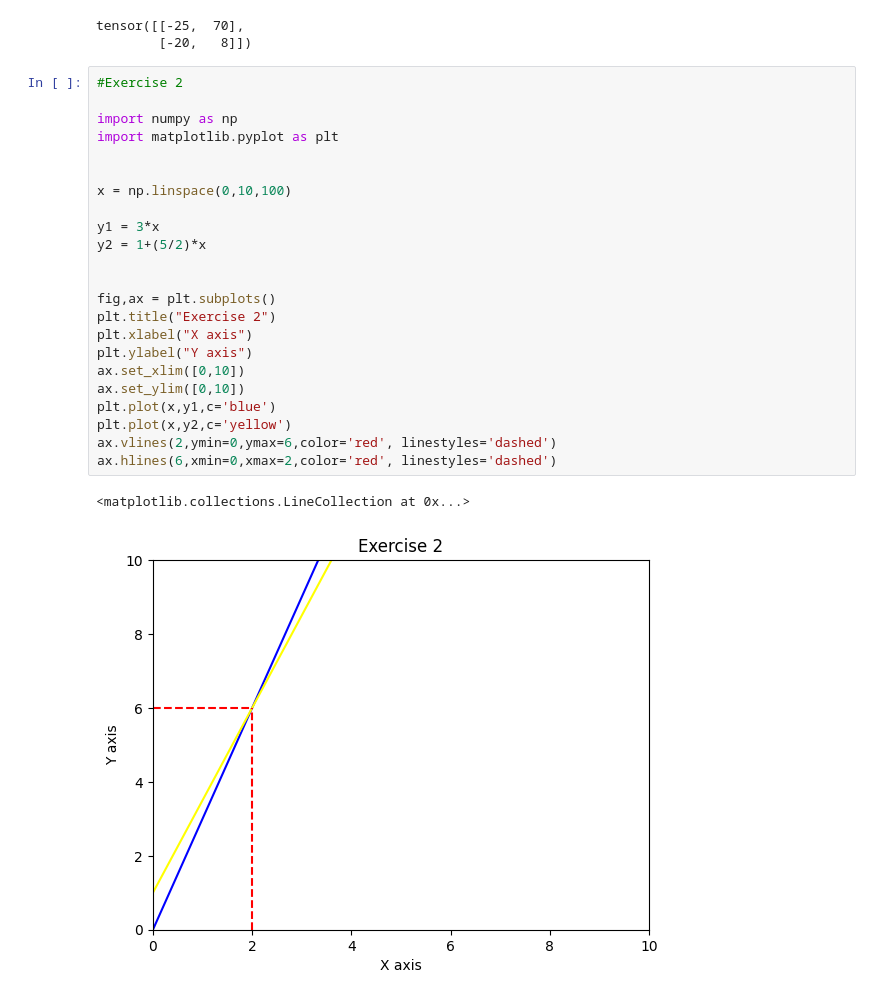
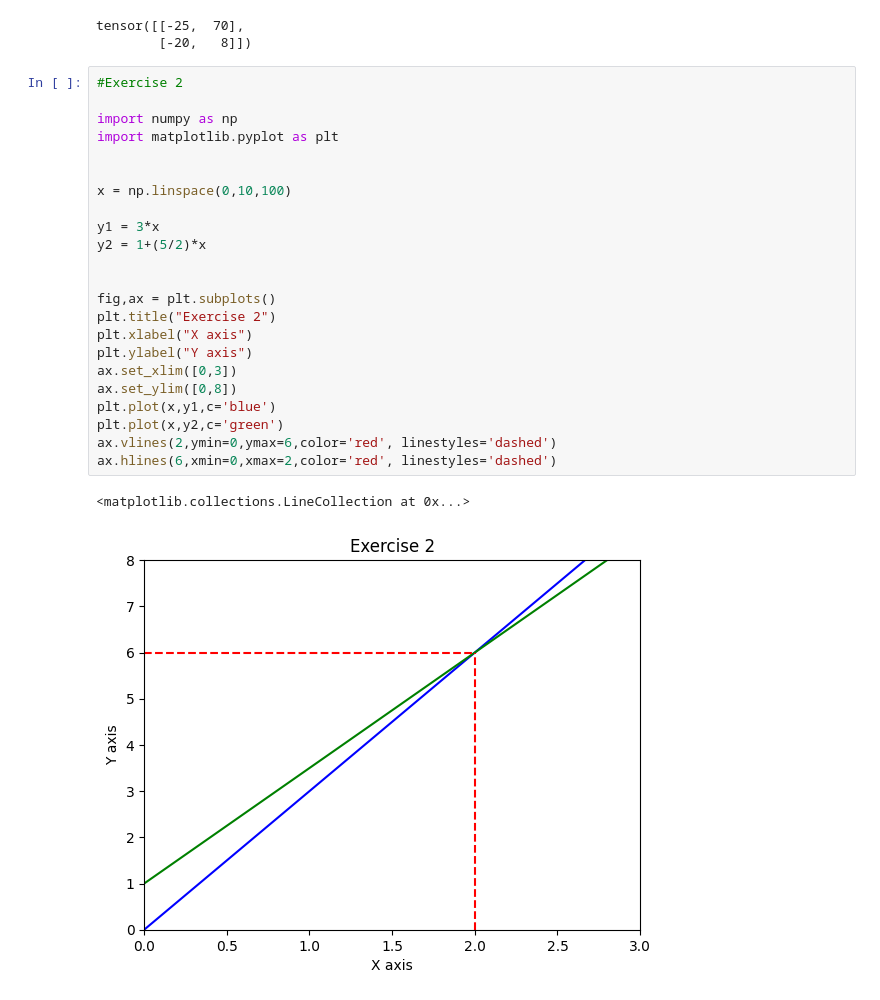
Before and after one commit to naveen675/AI, a Jupyter notebook: algebra_practice_1.ipynb, the cells around one changed output. Cells and saved outputs as stored; diff of their text form.

```diff
--- a/algebra_practice_1.ipynb
+++ b/algebra_practice_1.ipynb
@@ -108,26 +108,26 @@ tensor([[-25,  70],
 # %%
 #Exercise 2
 
 import numpy as np
 import matplotlib.pyplot as plt
 
 
 x = np.linspace(0,10,100)
 
 y1 = 3*x
 y2 = 1+(5/2)*x
 
 
 fig,ax = plt.subplots()
 plt.title("Exercise 2")
 plt.xlabel("X axis")
 plt.ylabel("Y axis")
-ax.set_xlim([0,10])
-ax.set_ylim([0,10])
+ax.set_xlim([0,3])
+ax.set_ylim([0,8])
 plt.plot(x,y1,c='blue')
-plt.plot(x,y2,c='yellow')
+plt.plot(x,y2,c='green')
 ax.vlines(2,ymin=0,ymax=6,color='red', linestyles='dashed')
 ax.hlines(6,xmin=0,xmax=2,color='red', linestyles='dashed')
 # %% [output]
 <matplotlib.collections.LineCollection at 0x...>
-[figure, old version]
+[figure, new version]
```
Also changed, not shown: parts of 1 cell of this notebook.
